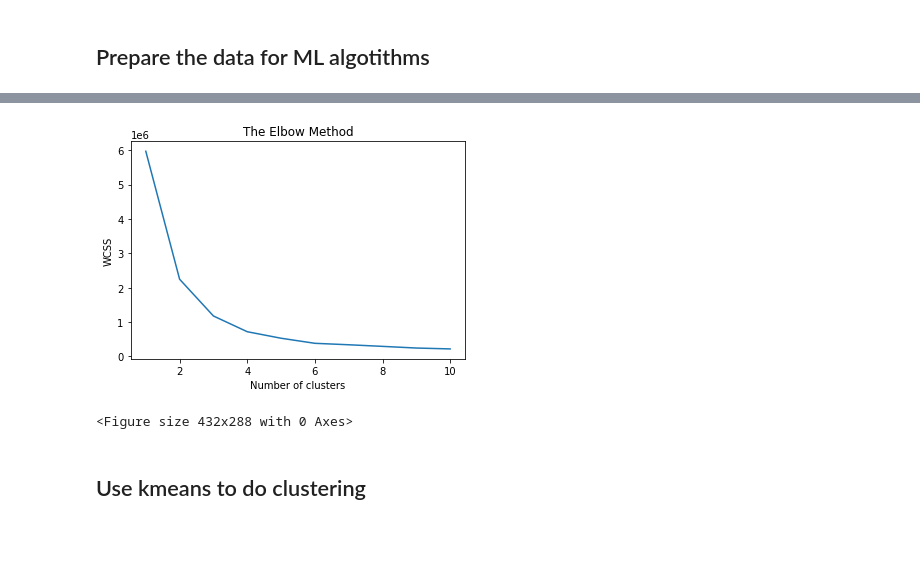
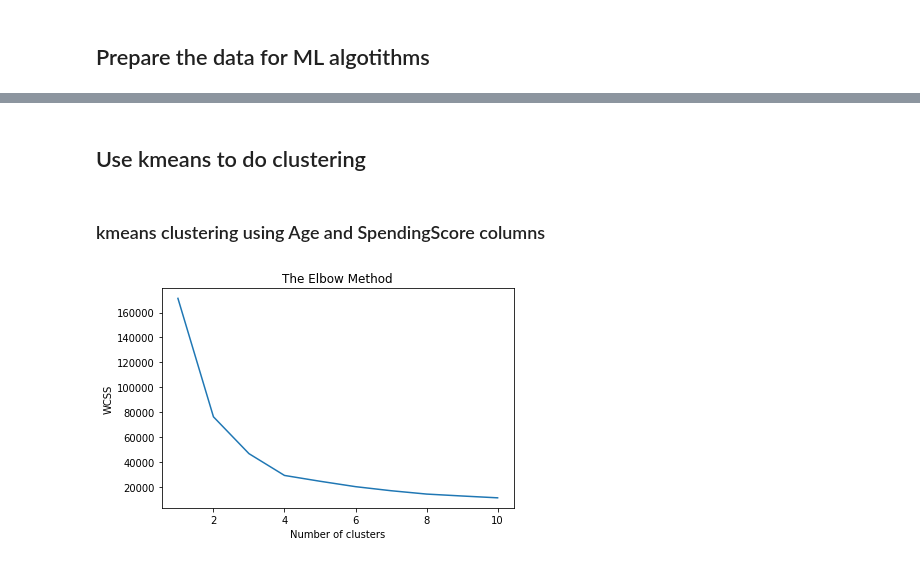
Before and after one commit to seanxuu/Machine-Learning-7126, a Jupyter notebook: assignment3.ipynb, the cells around one changed output, grey strips where cells are left out. Saved outputs shown, nothing was run; the diff lists cells and outputs as text; code cells hidden in the pictures; blank space fills up the shorter version.

```diff
--- a/assignment3.ipynb
+++ b/assignment3.ipynb
@@ -122,18 +106,32 @@ save_fig("silhouette_method_plot")
-# %%
-# using elbow method to find the optimal number of clusters
-wcss_with = []
-for i in range(1, 11):
-    kmeans = KMeans(n_clusters=i, init='k-means++', random_state=42)
-    kmeans.fit(X)
-    wcss_with.append(kmeans.inertia_)
-plt.plot(range(1, 11), wcss_with)
-plt.title('The Elbow Method')
-plt.xlabel('Number of clusters')
-plt.ylabel('WCSS')
-plt.show()
-save_fig("elbow_method_plot")
-# %% [output]
-[figure, removed]
-<Figure size 432x288 with 0 Axes>
+# %%
+# for ploting
+data_for_plot = df.values
+
+# X_1 contains the age and spending score
+X_1 = df.loc[:, ['Age','SpendingScore']]
+
+# X_2 contains the income and spending score
+X_2 = df.loc[:, ['Income','SpendingScore']]
+
+# X_3 contains the age, income and spending score
+X_3 = df.loc[:, ['Age','Income','SpendingScore']]
 # %% [markdown]
 ## Use kmeans to do clustering
+# %% [markdown]
+### kmeans clustering using Age and SpendingScore columns
+# %%
+# using elbow method to find the optimal number of clusters
+wcss_with = []
+from sklearn.cluster import KMeans
+for i in range(1, 11):
+    kmeans = KMeans(n_clusters=i, init='k-means++', random_state=42)
+    kmeans.fit(X_1)
+    wcss_with.append(kmeans.inertia_)
+plt.plot(range(1, 11), wcss_with)
+plt.title('The Elbow Method')
+plt.xlabel('Number of clusters')
+plt.ylabel('WCSS')
+save_fig("elbow_age_spending")
+plt.show()
+# %% [output]
+[figure, added]
```
Also changed, not shown: parts of 18 cells of this notebook, 41 other files.
